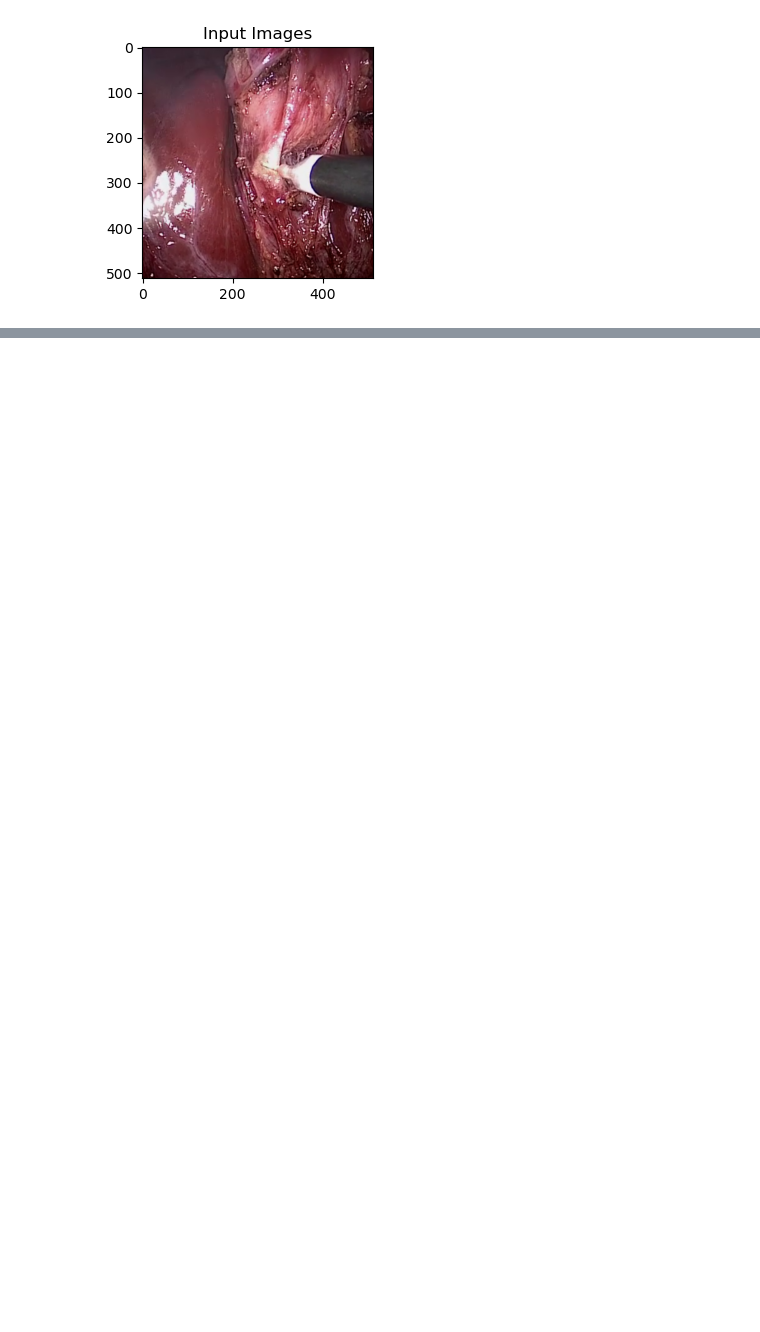
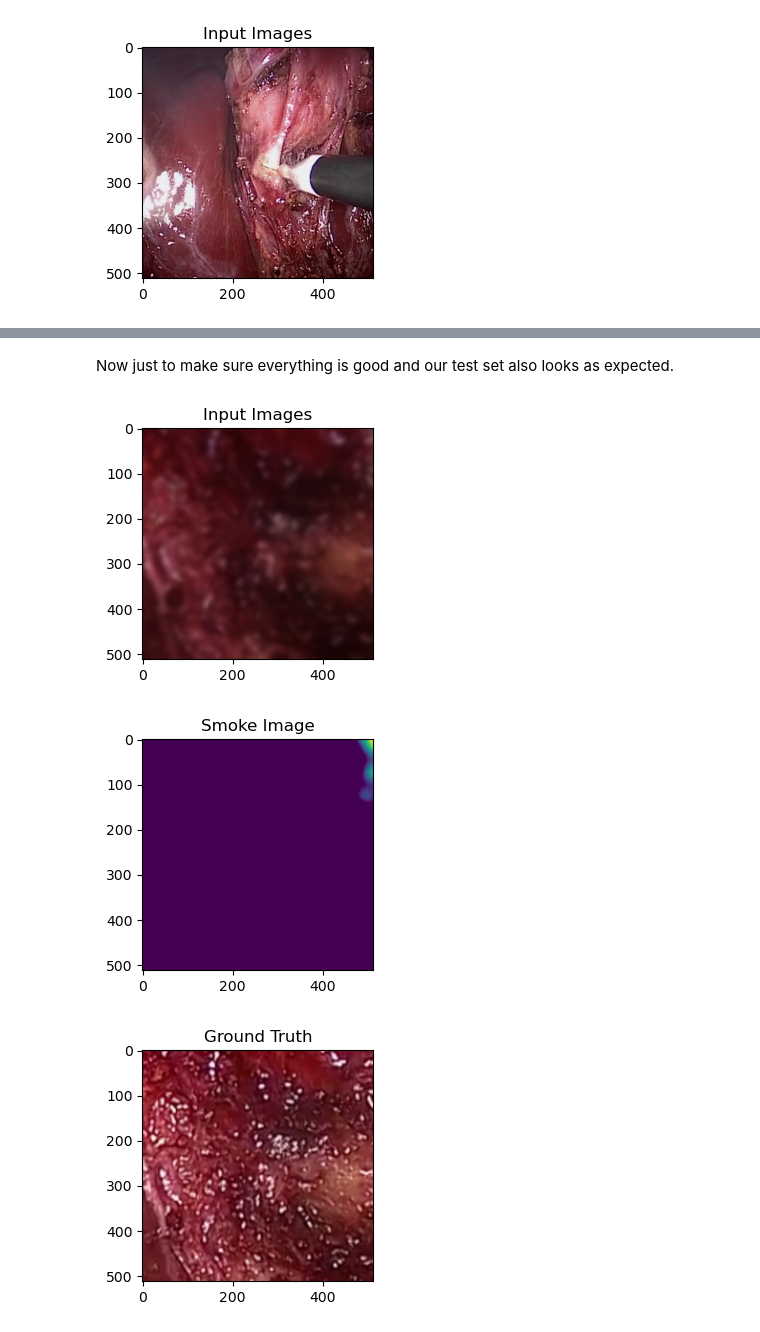
Before and after one commit to karolprzyb/DL4H-Desmoking-Laparoscopy-Surgery-Images, a Jupyter notebook: src/synthetic_smoke_prep.ipynb, the cells around one changed output, grey strips where cells are left out. Drawn from its saved outputs; the diff is of its cells as text; code cells hidden in the pictures; blank space fills up the shorter version.

```diff
--- a/src/synthetic_smoke_prep.ipynb
+++ b/src/synthetic_smoke_prep.ipynb
@@ -566,0 +641,42 @@ imshow_tensor(axs, dataset_tuple[2], denormalize=True)
+# %% [markdown]
+Now just to make sure everything is good and our test set also looks as expected.
+# %%
+# Check idx of synthetically smoked image(s)
+synth_smoke_dataset = ConcatDataset(synth_smoke_dataset_list2)
+
+idx = int(-20)
+
+dataset_tuple = synth_smoke_dataset[idx]
+
+num_imgs = len(args2['multiframe']) + 1
+img_channels = int(dataset_tuple[0].shape[0]/num_imgs)
+
+# Plot input images
+fig, axs = plt.subplots(1, num_imgs, figsize=(10, 3))
+plt.title("Input Images")
+if num_imgs > 1:
+    for t in range(num_imgs):
+        imshow_tensor(axs[t], dataset_tuple[0][t*img_channels:(t+1)*img_channels], denormalize=True)
+else:
+    imshow_tensor(axs, dataset_tuple[0][0:img_channels], denormalize=True)
+
+
+# Plot ground truth
+smoke_channels = int(dataset_tuple[1].shape[0]/num_imgs)
+fig, axs = plt.subplots(1, num_imgs, figsize=(10, 3))
+plt.title("Smoke Image")
+if num_imgs > 1:
+    for t in range(num_imgs):
+        imshow_tensor(axs[t], dataset_tuple[1][t*smoke_channels:(t+1)*smoke_channels], denormalize=True)
+else:
+    imshow_tensor(axs, dataset_tuple[1][0:smoke_channels], denormalize=True)
+
+
+# Plot ground truth
+fig, axs = plt.subplots(1, 1, figsize=(10, 3))
+plt.title("Ground Truth")
+imshow_tensor(axs, dataset_tuple[2], denormalize=True)
+# %% [output]
+[figure, added]
+[figure, added]
+[figure, added]
```
Also changed, not shown: parts of 17 cells of this notebook, 30 other files.
